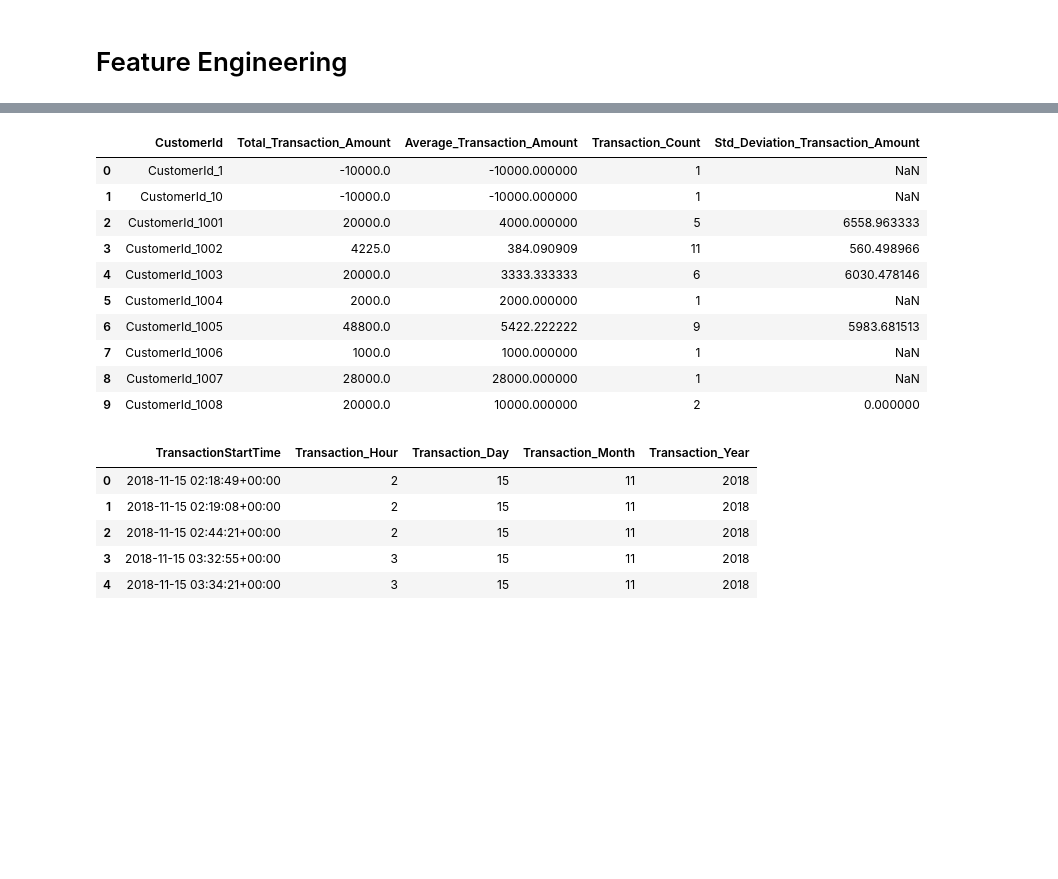
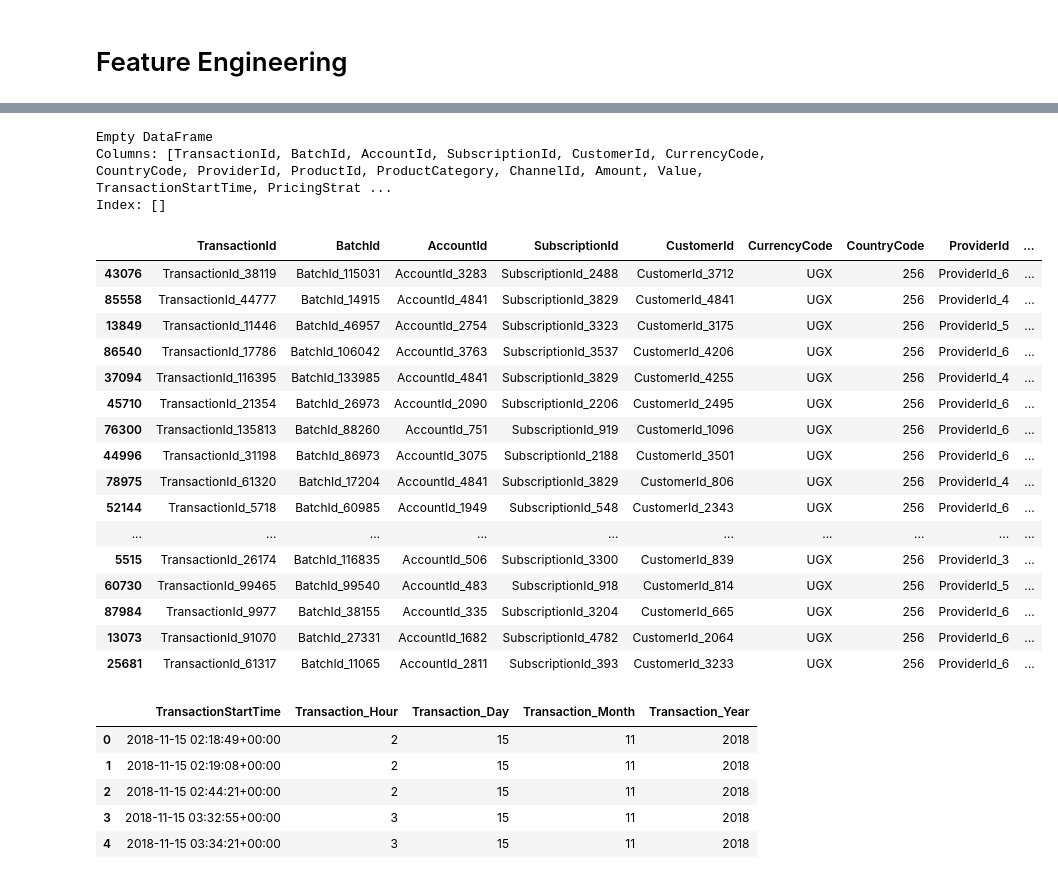
Before and after one commit to amannnnnyyyy/Credit-Scoring_and_Risk-Analysis, a Jupyter notebook: notebooks/credit_scoring_bati.ipynb, the cells around one changed output, grey strips where cells are left out. Drawn from its saved outputs; the diff is of its cells as text; code cells hidden in the pictures; blank space fills up the shorter version.

```diff
--- a/notebooks/credit_scoring_bati.ipynb
+++ b/notebooks/credit_scoring_bati.ipynb
@@ -292,18 +292,39 @@ data.sample(1)
-# %%
-from scripts.feature_engineering import *
-aggregate_features(data,'CustomerId').head(10)
-# %% [output]
-|  | CustomerId | Total_Transaction_Amount | Average_Transaction_Amount | Transaction_Count | Std_Deviation_Transaction_Amount |
-| 0 | CustomerId_1 | -10000.0 | -10000.000000 | 1 | NaN |
-| 1 | CustomerId_10 | -10000.0 | -10000.000000 | 1 | NaN |
-| 2 | CustomerId_1001 | 20000.0 | 4000.000000 | 5 | 6558.963333 |
-| 3 | CustomerId_1002 | 4225.0 | 384.090909 | 11 | 560.498966 |
-| 4 | CustomerId_1003 | 20000.0 | 3333.333333 | 6 | 6030.478146 |
-| 5 | CustomerId_1004 | 2000.0 | 2000.000000 | 1 | NaN |
-| 6 | CustomerId_1005 | 48800.0 | 5422.222222 | 9 | 5983.681513 |
-| 7 | CustomerId_1006 | 1000.0 | 1000.000000 | 1 | NaN |
-| 8 | CustomerId_1007 | 28000.0 | 28000.000000 | 1 | NaN |
-| 9 | CustomerId_1008 | 20000.0 | 10000.000000 | 2 | 0.000000 |
+# %%
+from scripts.feature_engineering import *
+data['CustomerId'] = data['CustomerId'].astype(str)
+
+aggregated = aggregate_features(data, 'CustomerId')
+
+aggregated['CustomerId'] = aggregated['CustomerId'].astype(str)
+
+data = pd.merge(data, aggregated, on='CustomerId', how='left')
+
+nan_average = data[data['Average_Transaction_Amount'].isna()].head()
+print(nan_average)
+# %% [output]
+Empty DataFrame
+Columns: [TransactionId, BatchId, AccountId, SubscriptionId, CustomerId, CurrencyCode, CountryCode, ProviderId, ProductId, ProductCategory, ChannelId, Amount, Value, TransactionStartTime, PricingStrat ...
+Index: []
+# %%
+data.sample(20)
+# %% [output]
+|  | TransactionId | BatchId | AccountId | SubscriptionId | CustomerId | CurrencyCode | CountryCode | ProviderId | ... |
+| 43076 | TransactionId_38119 | BatchId_115031 | AccountId_3283 | SubscriptionId_2488 | CustomerId_3712 | UGX | 256 | ProviderId_6 | ... |
+| 85558 | TransactionId_44777 | BatchId_14915 | AccountId_4841 | SubscriptionId_3829 | CustomerId_4841 | UGX | 256 | ProviderId_4 | ... |
+| 13849 | TransactionId_11446 | BatchId_46957 | AccountId_2754 | SubscriptionId_3323 | CustomerId_3175 | UGX | 256 | ProviderId_5 | ... |
+| 86540 | TransactionId_17786 | BatchId_106042 | AccountId_3763 | SubscriptionId_3537 | CustomerId_4206 | UGX | 256 | ProviderId_6 | ... |
+| 37094 | TransactionId_116395 | BatchId_133985 | AccountId_4841 | SubscriptionId_3829 | CustomerId_4255 | UGX | 256 | ProviderId_4 | ... |
+| 45710 | TransactionId_21354 | BatchId_26973 | AccountId_2090 | SubscriptionId_2206 | CustomerId_2495 | UGX | 256 | ProviderId_6 | ... |
+| 76300 | TransactionId_135813 | BatchId_88260 | AccountId_751 | SubscriptionId_919 | CustomerId_1096 | UGX | 256 | ProviderId_6 | ... |
+| 44996 | TransactionId_31198 | BatchId_86973 | AccountId_3075 | SubscriptionId_2188 | CustomerId_3501 | UGX | 256 | ProviderId_6 | ... |
+| 78975 | TransactionId_61320 | BatchId_17204 | AccountId_4841 | SubscriptionId_3829 | CustomerId_806 | UGX | 256 | ProviderId_4 | ... |
+| 52144 | TransactionId_5718 | BatchId_60985 | AccountId_1949 | SubscriptionId_548 | CustomerId_2343 | UGX | 256 | ProviderId_6 | ... |
+| ... | ... | ... | ... | ... | ... | ... | ... | ... | ... |
+| 5515 | TransactionId_26174 | BatchId_116835 | AccountId_506 | SubscriptionId_3300 | CustomerId_839 | UGX | 256 | ProviderId_3 | ... |
+| 60730 | TransactionId_99465 | BatchId_99540 | AccountId_483 | SubscriptionId_918 | CustomerId_814 | UGX | 256 | ProviderId_5 | ... |
+| 87984 | TransactionId_9977 | BatchId_38155 | AccountId_335 | SubscriptionId_3204 | CustomerId_665 | UGX | 256 | ProviderId_6 | ... |
+| 13073 | TransactionId_91070 | BatchId_27331 | AccountId_1682 | SubscriptionId_4782 | CustomerId_2064 | UGX | 256 | ProviderId_6 | ... |
+| 25681 | TransactionId_61317 | BatchId_11065 | AccountId_2811 | SubscriptionId_393 | CustomerId_3233 | UGX | 256 | ProviderId_6 | ... |
 # %%
 time_correction(data)
 data[['TransactionStartTime', 'Transaction_Hour', 'Transaction_Day', 'Transaction_Month', 'Transaction_Year']].head()
```
Also changed, not shown: parts of 59 cells of this notebook, 5 other files.
